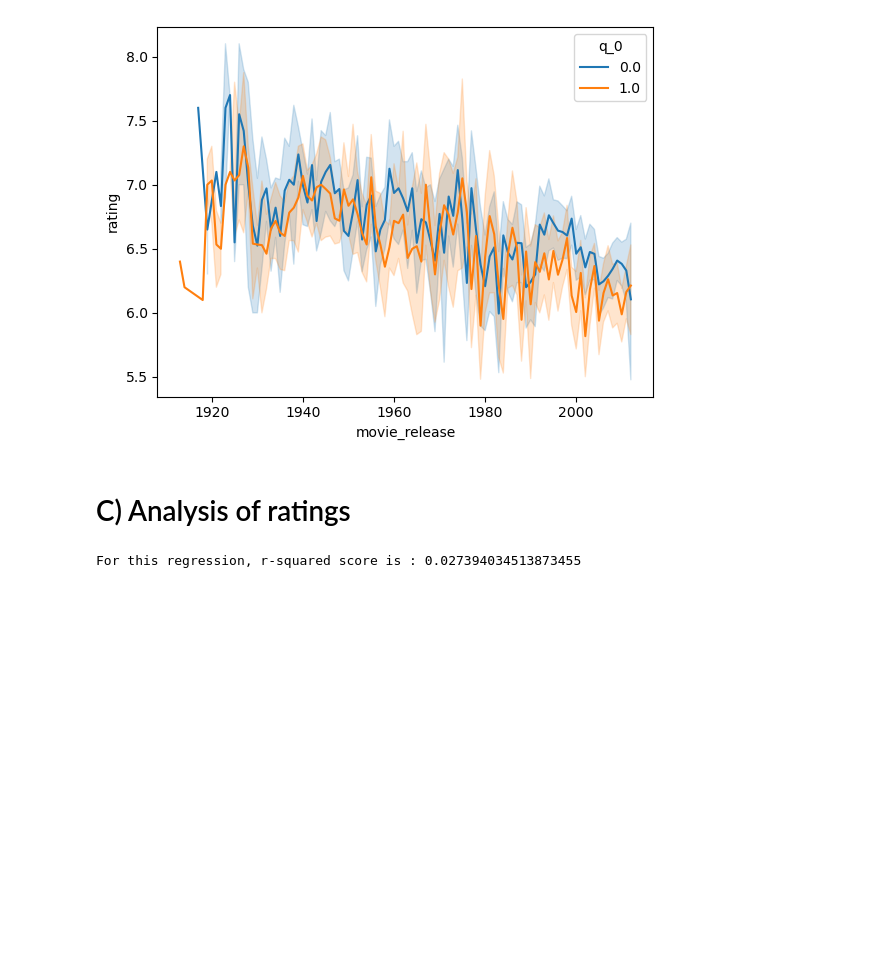
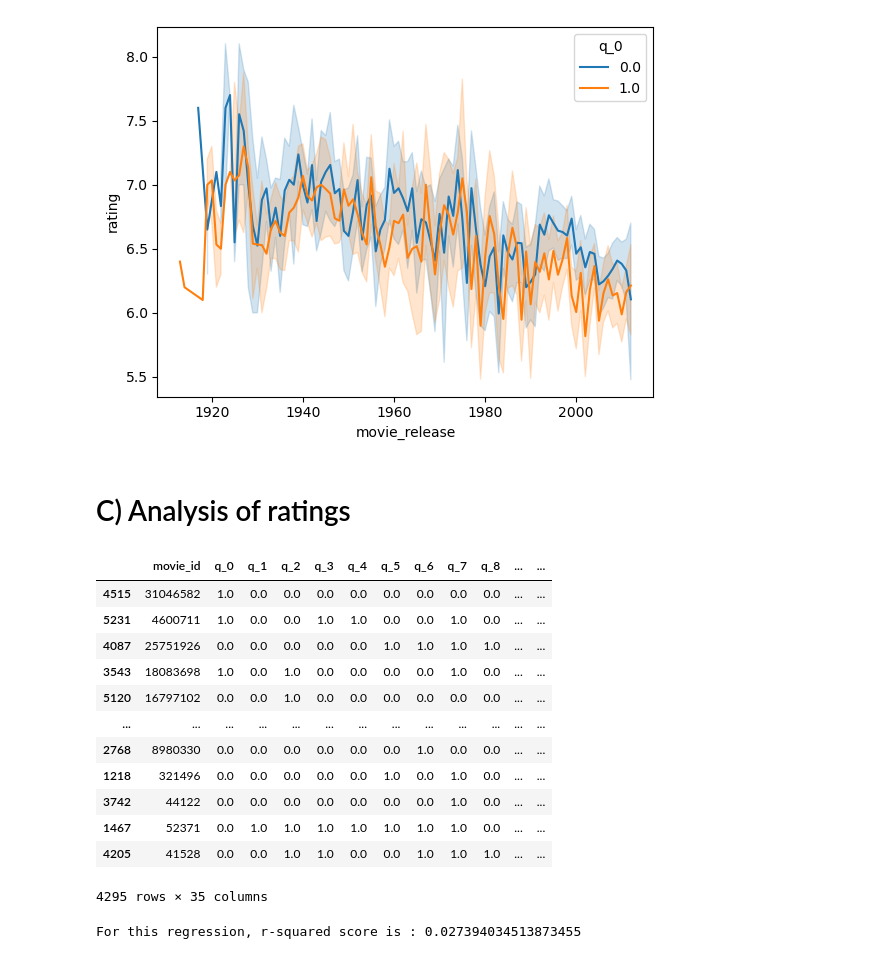
Before and after one commit to epfl-ada/ada-2023-project-theredpandada5, a Jupyter notebook: data_story.ipynb, the cells around one changed output. Drawn from its saved outputs; the diff is of its cells as text; code cells hidden in the pictures; blank space fills up the shorter version.

```diff
--- a/data_story.ipynb
+++ b/data_story.ipynb
@@ -294,6 +294,22 @@ sns.lineplot(data = df, x= 'movie_release', y='rating', hue = 'q_0', palette = s
 [figure]
 # %% [markdown]
 # C) Analysis of ratings
+# %%
+display(df)
+# %% [output]
+|  | movie_id | q_0 | q_1 | q_2 | q_3 | q_4 | q_5 | q_6 | q_7 | q_8 | ... | ... |
+| 4515 | 31046582 | 1.0 | 0.0 | 0.0 | 0.0 | 0.0 | 0.0 | 0.0 | 0.0 | 0.0 | ... | ... |
+| 5231 | 4600711 | 1.0 | 0.0 | 0.0 | 1.0 | 1.0 | 0.0 | 0.0 | 1.0 | 0.0 | ... | ... |
+| 4087 | 25751926 | 0.0 | 0.0 | 0.0 | 0.0 | 0.0 | 1.0 | 1.0 | 1.0 | 1.0 | ... | ... |
+| 3543 | 18083698 | 1.0 | 0.0 | 1.0 | 0.0 | 0.0 | 0.0 | 0.0 | 1.0 | 0.0 | ... | ... |
+| 5120 | 16797102 | 0.0 | 0.0 | 1.0 | 0.0 | 0.0 | 0.0 | 0.0 | 0.0 | 0.0 | ... | ... |
+| ... | ... | ... | ... | ... | ... | ... | ... | ... | ... | ... | ... | ... |
+| 2768 | 8980330 | 0.0 | 0.0 | 0.0 | 0.0 | 0.0 | 0.0 | 1.0 | 0.0 | 0.0 | ... | ... |
+| 1218 | 321496 | 0.0 | 0.0 | 0.0 | 0.0 | 0.0 | 1.0 | 0.0 | 1.0 | 0.0 | ... | ... |
+| 3742 | 44122 | 0.0 | 0.0 | 0.0 | 0.0 | 0.0 | 0.0 | 0.0 | 1.0 | 0.0 | ... | ... |
+| 1467 | 52371 | 0.0 | 1.0 | 1.0 | 1.0 | 1.0 | 1.0 | 1.0 | 1.0 | 0.0 | ... | ... |
+| 4205 | 41528 | 0.0 | 0.0 | 1.0 | 1.0 | 0.0 | 0.0 | 1.0 | 1.0 | 1.0 | ... | ... |
+4295 rows × 35 columns
 # %%
 df_cleaned = df.dropna(subset=questions_list)
 
```
Also changed, not shown: parts of 11 cells of this notebook.
